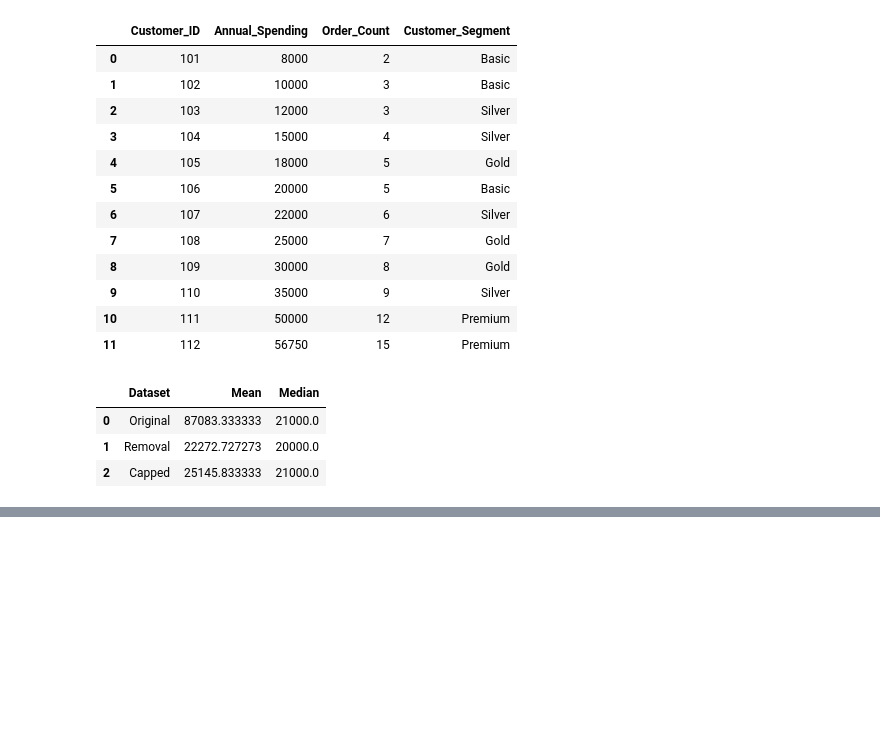
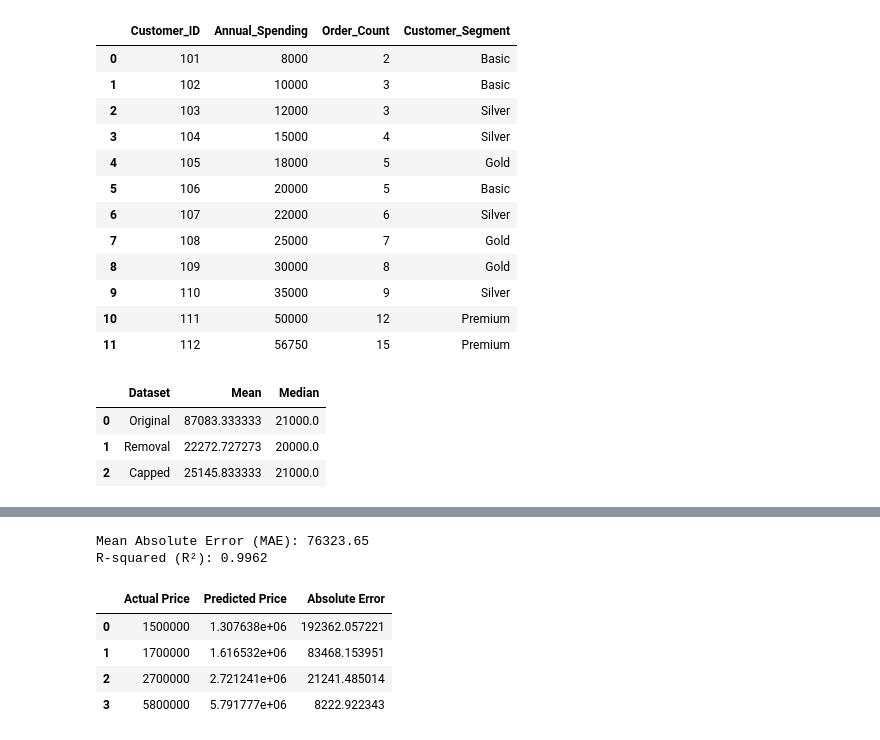
Before and after one commit to GarvNaidu/ml-assigments-and-classes, a Jupyter notebook: ml assignments/assignment_06.ipynb, the cells around one changed output, grey strips where cells are left out. Cells and saved outputs as stored; diff of their text form; code cells hidden in the pictures; blank space fills up the shorter version.

```diff
--- a/ml assignments/assignment_06.ipynb
+++ b/ml assignments/assignment_06.ipynb
@@ -384,0 +507,48 @@ df_stats
+# %%
+from sklearn.model_selection import train_test_split
+from sklearn.metrics import mean_absolute_error, r2_score
+df12 = pd.DataFrame({
+    "Area": [600, 750, 800, 900, 1000, 1100, 1200, 1400, 1600, 1800,
+             2000, 2200, 2400, 2600, 2800, 3000],
+    "Bedrooms": [1, 1, 2, 2, 2, 3, 3, 3, 3, 4,
+                 4, 4, 4, 5, 5, 5],
+    "Bathrooms": [1, 1, 1, 2, 2, 2, 2, 2, 3, 3,
+                  3, 3, 3, 4, 4, 4],
+    "Age": [20, 18, 15, 12, 10, 9, 8, 7, 6, 5,
+            4, 4, 3, 2, 2, 1],
+    "Price": [1500000, 1700000, 1900000, 2200000, 2400000, 2700000,
+              3000000, 3300000, 3600000, 4000000, 4300000, 4700000,
+              5000000, 5500000, 5800000, 6200000]})
+
+x04 = df12[["Area", "Bedrooms", "Bathrooms", "Age"]]
+y04 = df12["Price"]
+
+x_train, x_test, y_train, y_test = train_test_split(x04,y04, test_size=0.25, random_state=42)
+
+model04 = Pipeline([
+    ('scaler', StandardScaler()),
+    ('regressor', LinearRegression())])
+
+model04.fit(x_train, y_train)
+
+y_pred = model04.predict(x_test)
+mae = mean_absolute_error(y_test, y_pred)
+r2 = r2_score(y_test, y_pred)
+
+print(f"Mean Absolute Error (MAE): {mae:.2f}")
+print(f"R-squared (R²): {r2:.4f}\n")
+
+df12 = pd.DataFrame({
+    'Actual Price': y_test.values,
+    'Predicted Price': y_pred,
+    'Absolute Error': abs(y_test.values - y_pred)})
+
+df12
+# %% [output]
+Mean Absolute Error (MAE): 76323.65
+R-squared (R²): 0.9962
+|  | Actual Price | Predicted Price | Absolute Error |
+| 0 | 1500000 | 1.307638e+06 | 192362.057221 |
+| 1 | 1700000 | 1.616532e+06 | 83468.153951 |
+| 2 | 2700000 | 2.721241e+06 | 21241.485014 |
+| 3 | 5800000 | 5.791777e+06 | 8222.922343 |
```
Also changed, not shown: parts of 4 cells of this notebook.
